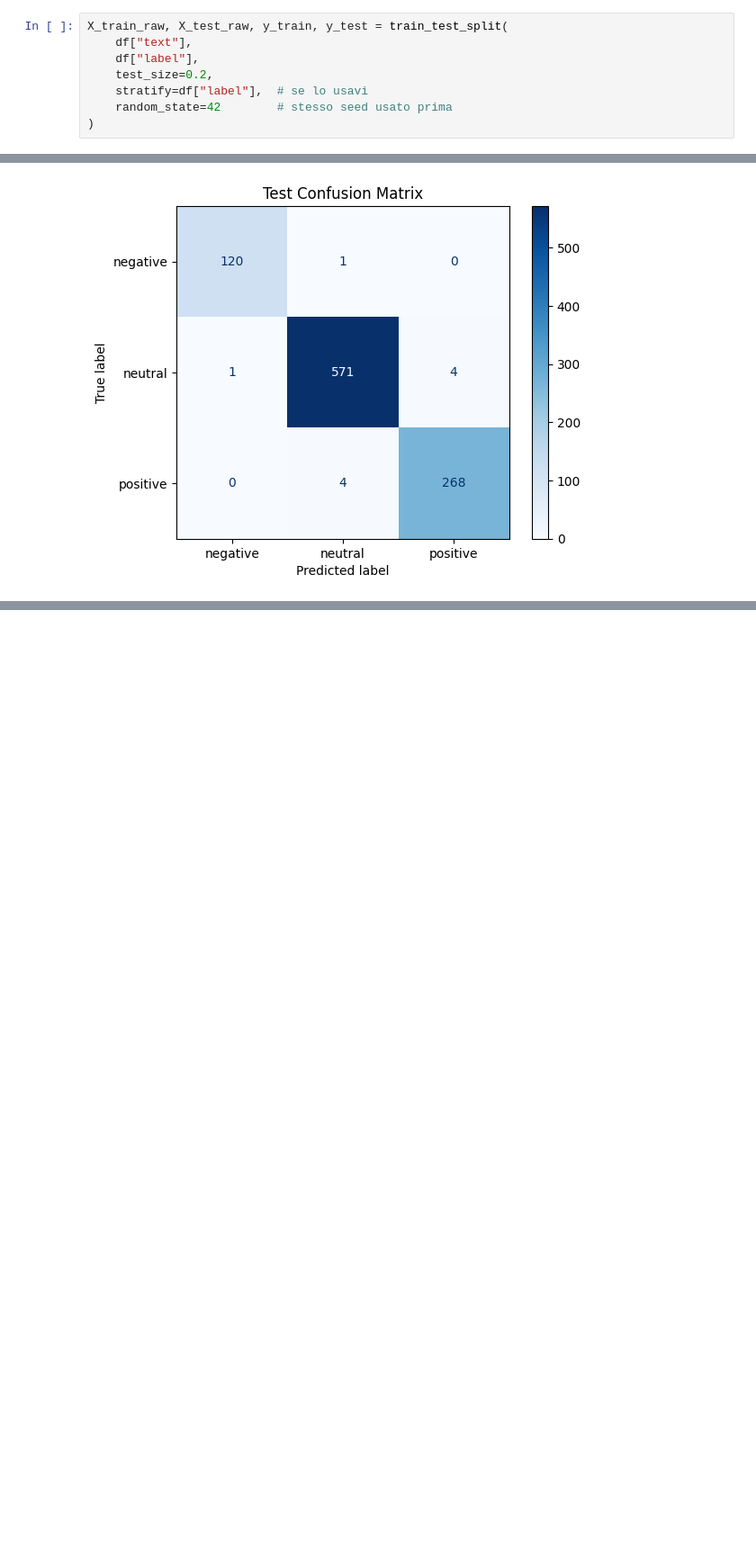
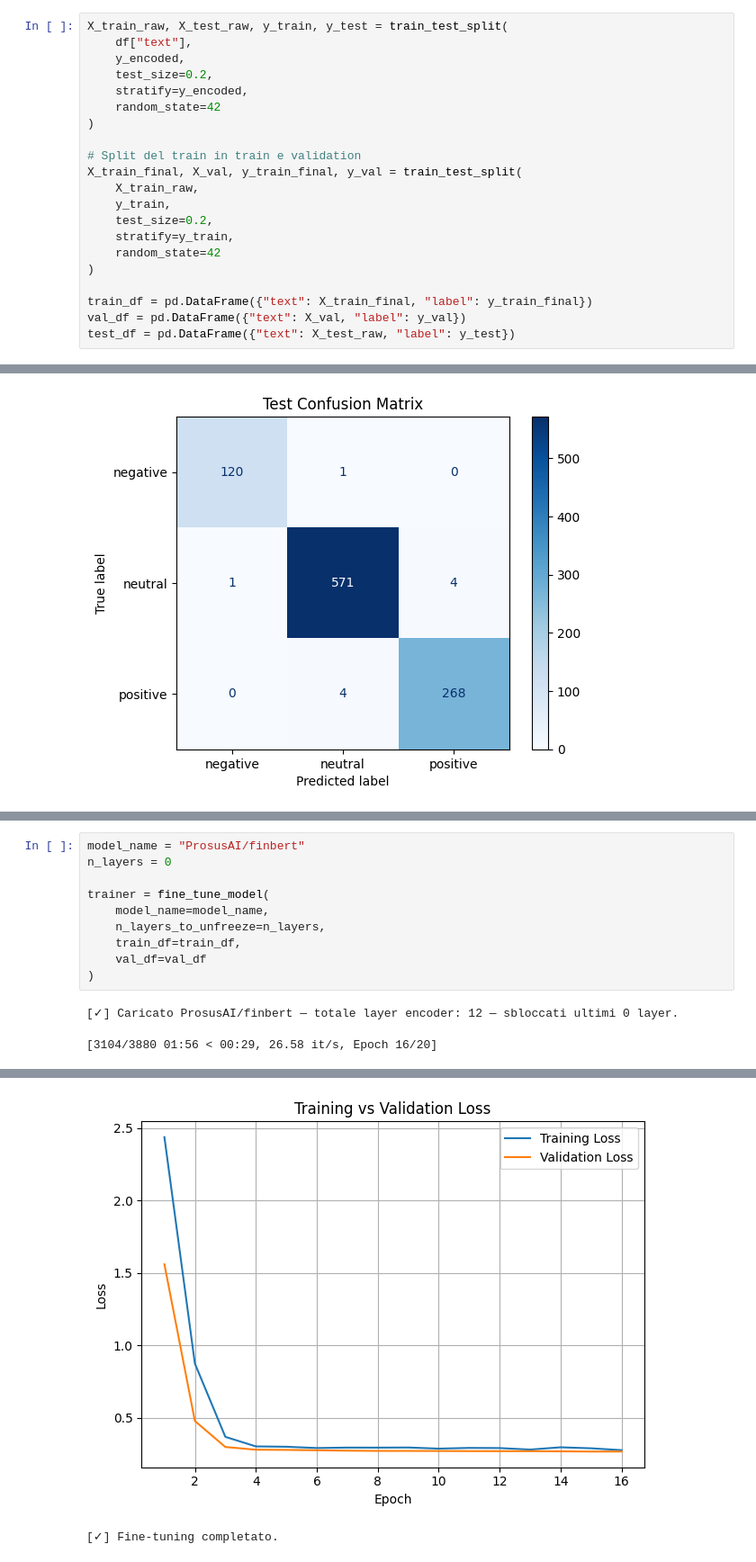
Before and after one commit to IreneGaita/FinSent, a Jupyter notebook: airflow/notebooks/07.pre_trained_models.ipynb, the cells around one changed output, grey strips where cells are left out. Shown: that part at 90% size. Drawn from its saved outputs; the diff is of its cells as text; blank space fills up the shorter version.

```diff
--- a/airflow/notebooks/07.pre_trained_models.ipynb
+++ b/airflow/notebooks/07.pre_trained_models.ipynb
@@ -48,11 +49,24 @@ int64
 # %%
 X_train_raw, X_test_raw, y_train, y_test = train_test_split(
     df["text"],
-    df["label"],
+    y_encoded,
     test_size=0.2,
-    stratify=df["label"],  # se lo usavi
-    random_state=42        # stesso seed usato prima
+    stratify=y_encoded,
+    random_state=42
 )
+
+# Split del train in train e validation
+X_train_final, X_val, y_train_final, y_val = train_test_split(
+    X_train_raw,
+    y_train,
+    test_size=0.2,
+    stratify=y_train,
+    random_state=42
+)
+
+train_df = pd.DataFrame({"text": X_train_final, "label": y_train_final})
+val_df = pd.DataFrame({"text": X_val, "label": y_val})
+test_df = pd.DataFrame({"text": X_test_raw, "label": y_test})
 # %%
 def evaluate_model_hf(y_true_labels, y_pred_labels, split_name="Test"):
     """
@@ -289,0 +544,13 @@ print(misclassified.head(5))
+# %%
+model_name = "ProsusAI/finbert"
+n_layers = 0
+
+trainer = fine_tune_model(
+    model_name=model_name,
+    n_layers_to_unfreeze=n_layers,
+    train_df=train_df,
+    val_df=val_df
+)
+# %% [output]
+[✓] Caricato ProsusAI/finbert — totale layer encoder: 12 — sbloccati ultimi 0 layer.
+[3104/3880 01:56 < 00:29, 26.58 it/s, Epoch 16/20]
@@ -289,0 +574,2 @@ print(misclassified.head(5))
+[figure, added]
+[✓] Fine-tuning completato.
```
Also changed, not shown: parts of 14 cells of this notebook, 1 other file.
